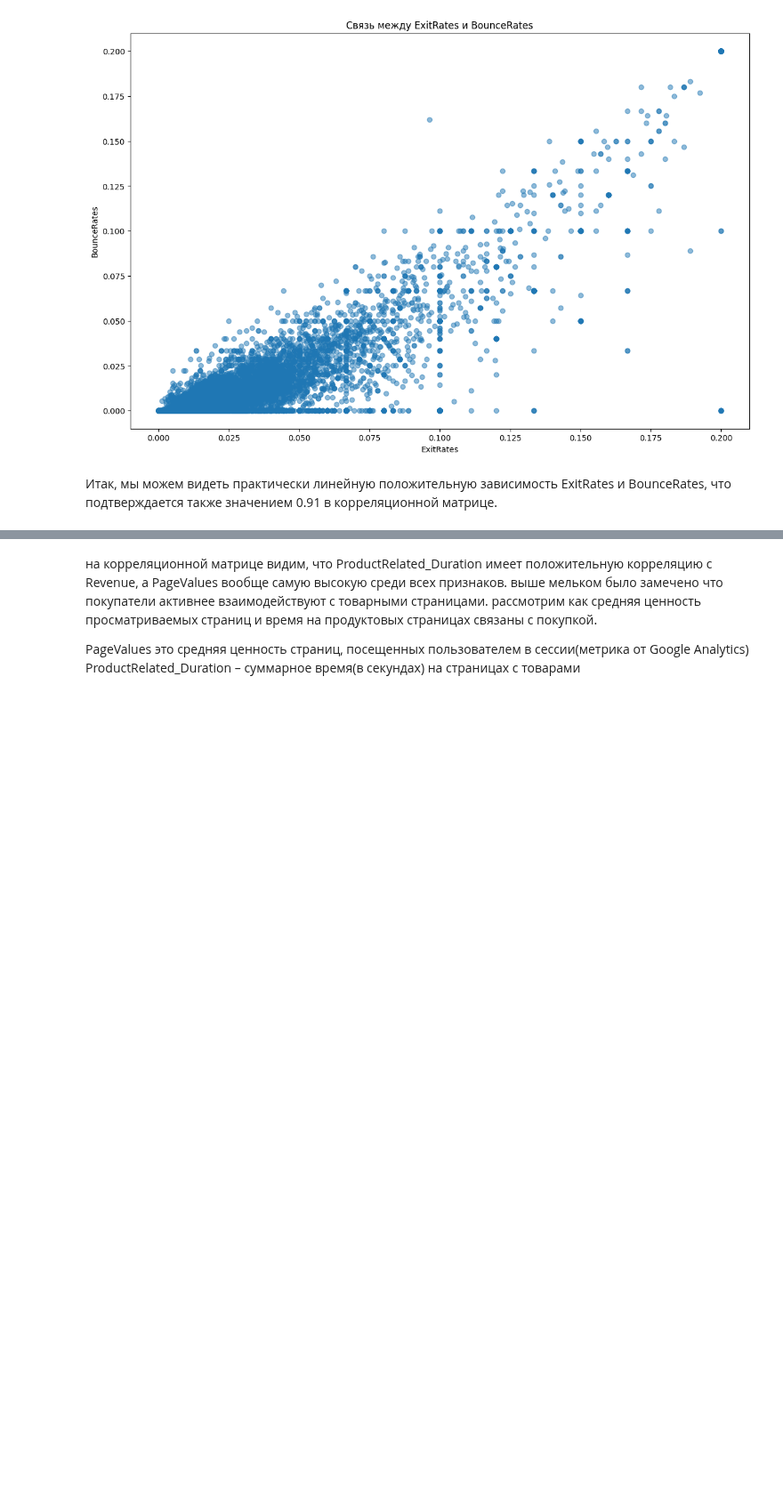
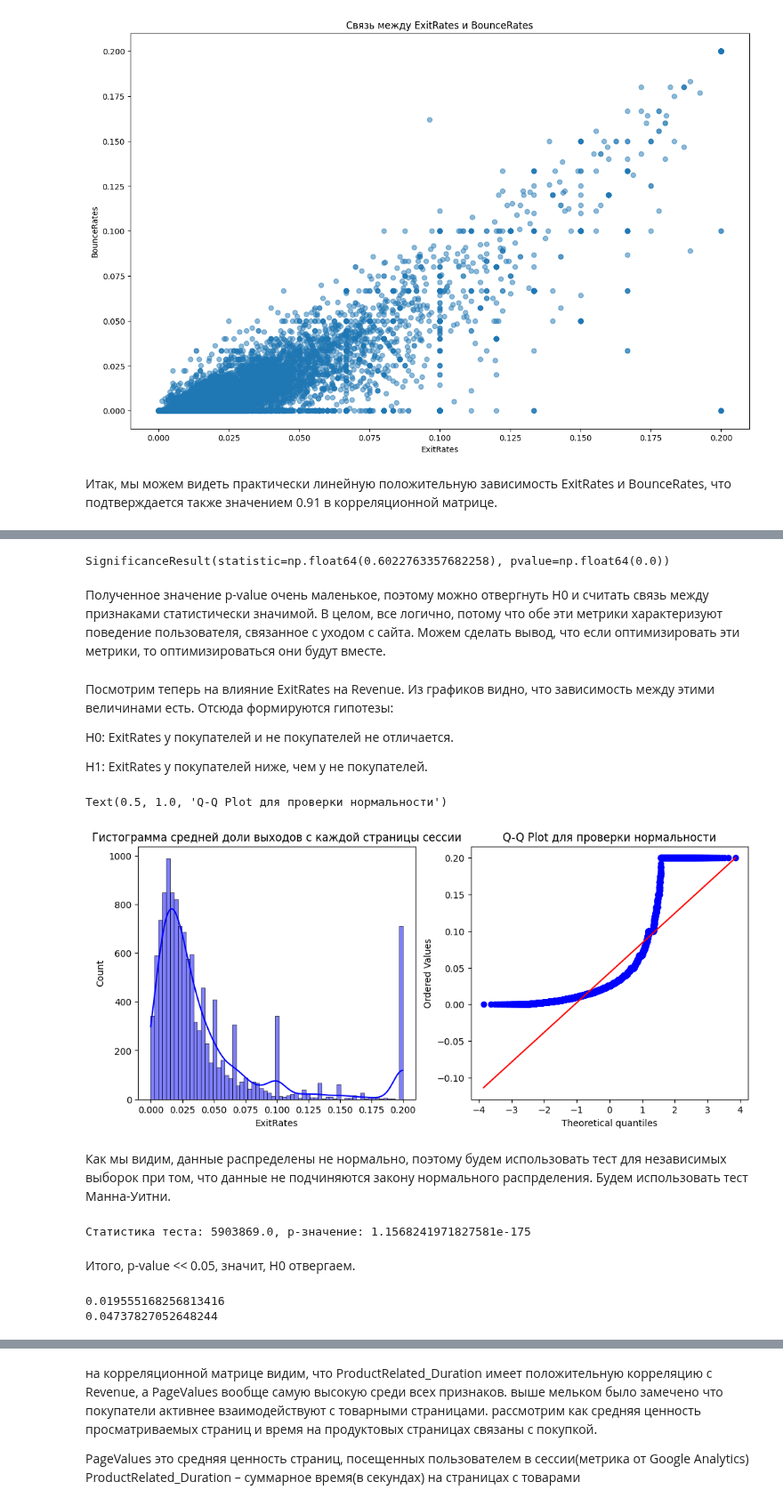
Before and after one commit to ekstlv/GP4_Statistics, a Jupyter notebook: EDA_Session.ipynb, the cells around one changed output, grey strips where cells are left out. Shown at 89% size. Cells and saved outputs as stored; diff of their text form; code cells hidden in the pictures; blank space fills up the shorter version.

```diff
--- a/EDA_Session.ipynb
+++ b/EDA_Session.ipynb
@@ -178,0 +187,51 @@ plt.show()
+# %%
+from scipy.stats import spearmanr
+
+spearmanr(df['BounceRates'], df['ExitRates'])
+# %% [output]
+SignificanceResult(statistic=np.float64(0.6022763357682258), pvalue=np.float64(0.0))
+# %% [markdown]
+Полученное значение p-value очень маленькое, поэтому можно отвергнуть H0 и считать связь между признаками статистически значимой. В целом, все логично, потому что обе эти метрики характеризуют поведение пользователя, связанное с уходом с сайта.
+Можем сделать вывод, что если оптимизировать эти метрики, то оптимизироваться они будут вместе.
+# %% [markdown]
+Посмотрим теперь на влияние ExitRates на Revenue. Из графиков видно, что зависимость между этими величинами есть. Отсюда формируются гипотезы:
+
+Н0: ExitRates у покупателей и не покупателей не отличается.
+
+Н1: ExitRates у покупателей ниже, чем у не покупателей.
+# %%
+from scipy import stats
+
+plt.figure(figsize=(12, 5))
+
+plt.subplot(1, 2, 1)
+sns.histplot(df['ExitRates'], kde=True, color='blue')
+plt.title('Гистограмма средней доли выходов с каждой страницы сессии')
+
+plt.subplot(1, 2, 2)
+stats.probplot(df['ExitRates'], dist="norm", plot=plt)
+plt.title('Q-Q Plot для проверки нормальности')
+# %% [output]
+Text(0.5, 1.0, 'Q-Q Plot для проверки нормальности')
+[figure, added]
+# %% [markdown]
+Как мы видим, данные распределены не нормально, поэтому будем использовать тест для независимых выборок при том, что данные не подчиняются закону нормального распрделения. Будем использовать тест Манна-Уитни.
+# %%
+from scipy.stats import mannwhitneyu
+
+buyers = df[df['Revenue'] == True]['ExitRates']
+not_buyers = df[df['Revenue'] == False]['ExitRates']
+
+stat, p_value = mannwhitneyu(buyers, not_buyers)
+
+print(f"Статистика теста: {stat}, p-значение: {p_value}")
+# %% [output]
+Статистика теста: 5903869.0, p-значение: 1.1568241971827581e-175
+# %% [markdown]
+Итого, p-value << 0.05, значит, Н0 отвергаем.
+# %%
+print(buyers.mean())
+print(not_buyers.mean())
+# %% [output]
+0.019555168256813416
+0.04737827052648244
```
Also changed, not shown: parts of 7 cells of this notebook.
